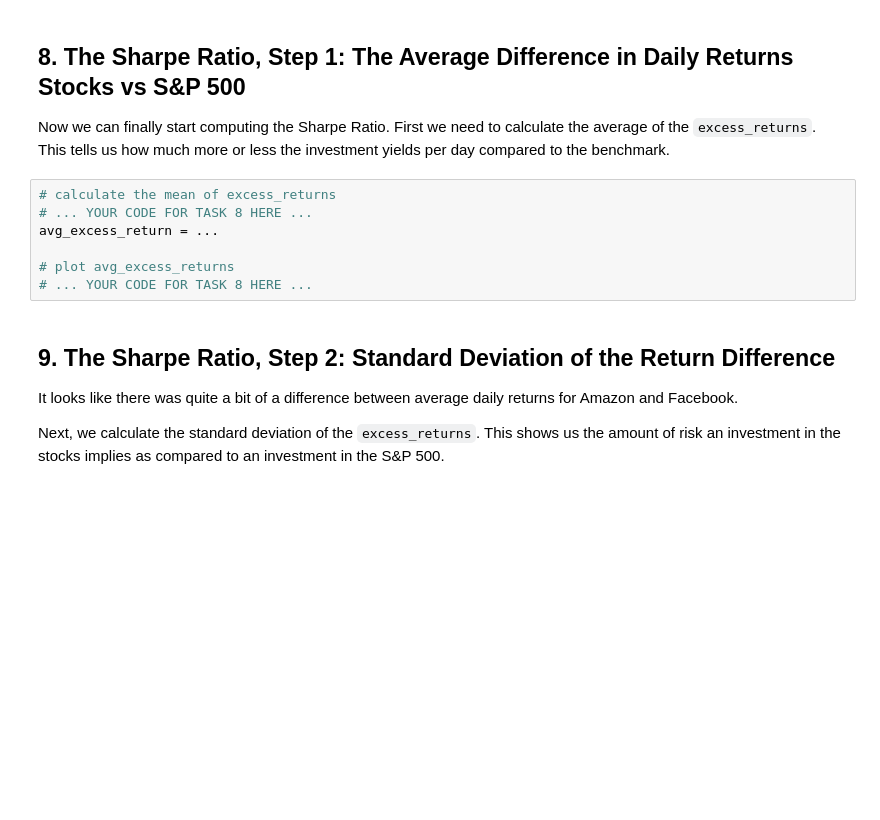
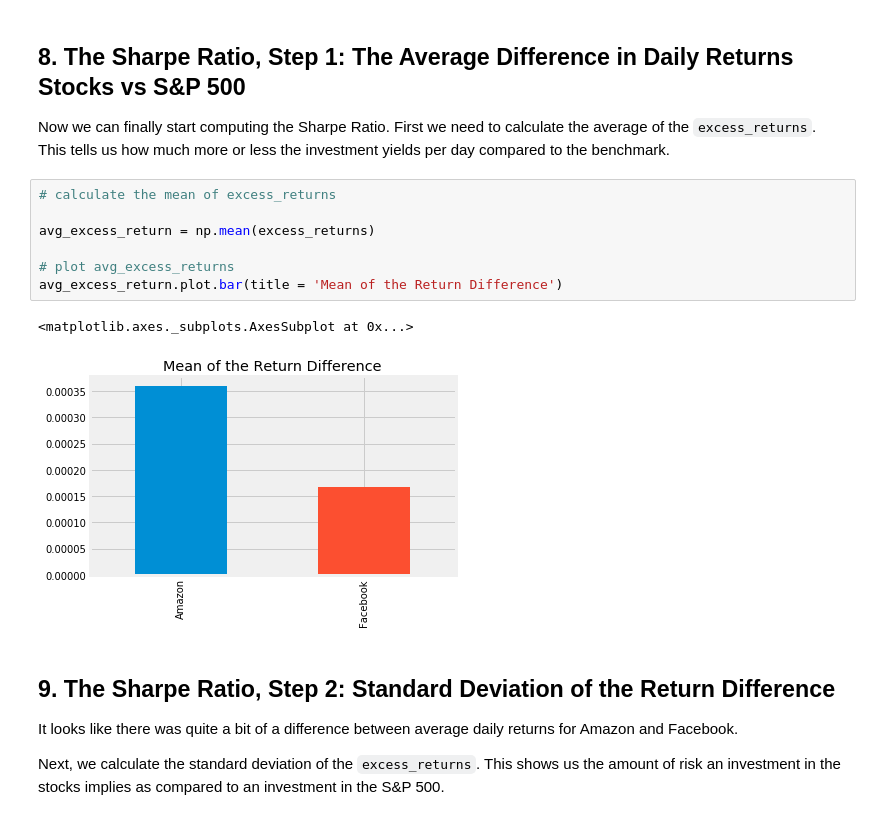
Before and after one commit to anishreddy3/Real_world_DS_applications, a Jupyter notebook: sharpe_ratio.ipynb, the cells around one changed output. Cells and saved outputs as stored; diff of their text form; blank space fills up the shorter version.

Commit message:
added diff and std dev b/w returns

```diff
--- a/sharpe_ratio.ipynb
+++ b/sharpe_ratio.ipynb
@@ -166,13 +168,16 @@ excess_returns.describe()
 # %% [markdown]
 ## 8. The Sharpe Ratio, Step 1: The Average Difference in Daily Returns Stocks vs S&P 500
 <p>Now we can finally start computing the Sharpe Ratio. First we need to calculate the average of the <code>excess_returns</code>. This tells us how much more or less the investment yields per day compared to the benchmark.</p>
-# %%
-# calculate the mean of excess_returns
-# ... YOUR CODE FOR TASK 8 HERE ...
-avg_excess_return = ...
-
-# plot avg_excess_returns
-# ... YOUR CODE FOR TASK 8 HERE ...
+# %%
+# calculate the mean of excess_returns
+
+avg_excess_return = np.mean(excess_returns)
+
+# plot avg_excess_returns
+avg_excess_return.plot.bar(title = 'Mean of the Return Difference')
+# %% [output]
+<matplotlib.axes._subplots.AxesSubplot at 0x...>
+[figure, added]
 # %% [markdown]
 ## 9. The Sharpe Ratio, Step 2: Standard Deviation of the Return Difference
 <p>It looks like there was quite a bit of a difference between average daily returns for Amazon and Facebook.</p>
```
Also changed, not shown: parts of 2 cells of this notebook.
